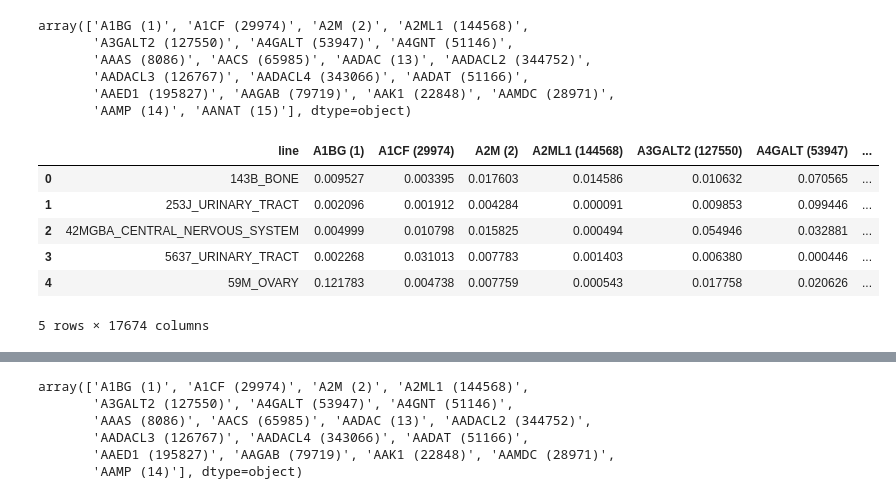
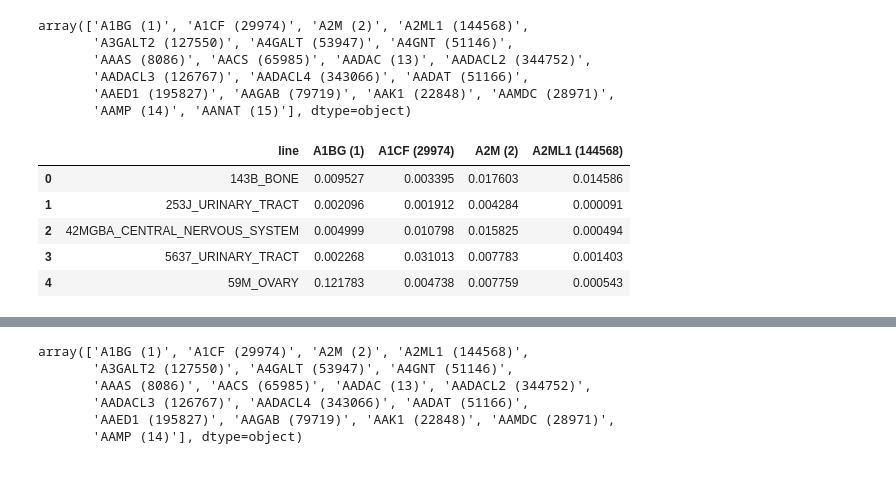
Before and after one commit to lannwal/projectlab, a Jupyter notebook: Exploration.ipynb, the cells around one changed output, grey strips where cells are left out. Drawn from its saved outputs; the diff is of its cells as text; code cells hidden in the pictures.

```diff
--- a/Exploration.ipynb
+++ b/Exploration.ipynb
@@ -22,10 +24,9 @@ array(['A1BG (1)', 'A1CF (29974)', 'A2M (2)', 'A2ML1 (144568)',
 # %%
-dep.iloc[0:5]
+dep.iloc[0:5,0:5]
 # %% [output]
-|  | line | A1BG (1) | A1CF (29974) | A2M (2) | A2ML1 (144568) | A3GALT2 (127550) | A4GALT (53947) | ... |
-| 0 | 143B_BONE | 0.009527 | 0.003395 | 0.017603 | 0.014586 | 0.010632 | 0.070565 | ... |
-| 1 | 253J_URINARY_TRACT | 0.002096 | 0.001912 | 0.004284 | 0.000091 | 0.009853 | 0.099446 | ... |
-| 2 | 42MGBA_CENTRAL_NERVOUS_SYSTEM | 0.004999 | 0.010798 | 0.015825 | 0.000494 | 0.054946 | 0.032881 | ... |
-| 3 | 5637_URINARY_TRACT | 0.002268 | 0.031013 | 0.007783 | 0.001403 | 0.006380 | 0.000446 | ... |
-| 4 | 59M_OVARY | 0.121783 | 0.004738 | 0.007759 | 0.000543 | 0.017758 | 0.020626 | ... |
+|  | line | A1BG (1) | A1CF (29974) | A2M (2) | A2ML1 (144568) |
+| 0 | 143B_BONE | 0.009527 | 0.003395 | 0.017603 | 0.014586 |
+| 1 | 253J_URINARY_TRACT | 0.002096 | 0.001912 | 0.004284 | 0.000091 |
+| 2 | 42MGBA_CENTRAL_NERVOUS_SYSTEM | 0.004999 | 0.010798 | 0.015825 | 0.000494 |
+| 3 | 5637_URINARY_TRACT | 0.002268 | 0.031013 | 0.007783 | 0.001403 |
+| 4 | 59M_OVARY | 0.121783 | 0.004738 | 0.007759 | 0.000543 |
-5 rows × 17674 columns
```
Also changed, not shown: parts of 6 cells of this notebook, 1 other file.
